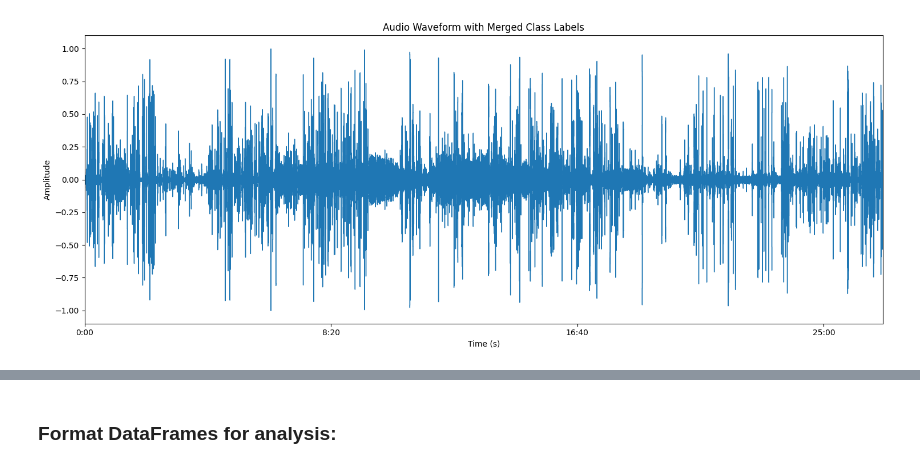
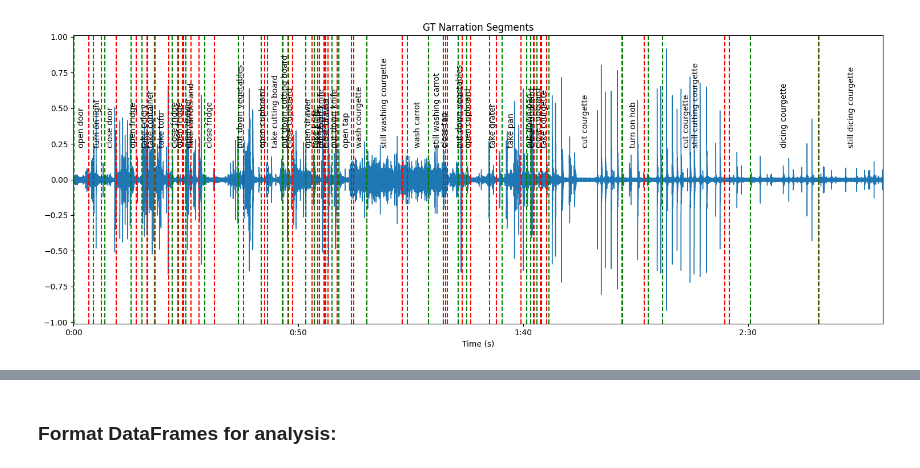
Before and after one commit to arjunrs1/epic-sounds-annotations, a Jupyter notebook: src/scripts/single_video_audio_visualization.ipynb, the cells around one changed output, grey strips where cells are left out. Saved outputs shown, nothing was run; the diff lists cells and outputs as text; code cells hidden in the pictures.

Commit message:
implemented audio-narration grounding and frame-narration grounding

```diff
--- a/src/scripts/single_video_audio_visualization.ipynb
+++ b/src/scripts/single_video_audio_visualization.ipynb
@@ -66,0 +93,10 @@ with open('/vision/asomaya1/epic-sounds-annotations/annotation_mapping.pkl', 'rb
+# %%
+audio_annotations = pd.concat([audio_annotations_train, audio_annotations_val], axis=0)
+# %%
+audio_annotations_gt = audio_annotations[audio_annotations.video_id==video_id]
+# %%
+audio_annotations_gt = audio_annotations_gt[['start_timestamp', 'stop_timestamp', 'description', 'class', 'class_id']].copy()
+audio_annotations_gt['start_seconds'] = pd.to_datetime(audio_annotations_gt['start_timestamp'], format='%H:%M:%S.%f').dt.time
+audio_annotations_gt['stop_seconds'] = pd.to_datetime(audio_annotations_gt['stop_timestamp'], format='%H:%M:%S.%f').dt.time
+audio_annotations_gt['start_seconds'] = audio_annotations_gt['start_seconds'].apply(lambda x: x.hour * 3600 + x.minute * 60 + x.second + x.microsecond / 1e6)
+audio_annotations_gt['stop_seconds'] = audio_annotations_gt['stop_seconds'].apply(lambda x: x.hour * 3600 + x.minute * 60 + x.second + x.microsecond / 1e6)
@@ -67,46 +285,34 @@ with open('/vision/asomaya1/epic-sounds-annotations/annotation_mapping.pkl', 'rb
+# %%
+#Load in narrations and ground truth bounds
+narrations_df = pd.read_csv('~/epic-kitchens-100-annotations/EPIC_100_train.csv')
+narrations_df = narrations_df[(narrations_df['participant_id'] == participant_id) & (narrations_df['video_id'] == video_id)]
+narrations = narrations_df[['start_timestamp', 'stop_timestamp', 'narration']].copy()
+narrations['start_seconds'] = pd.to_datetime(narrations['start_timestamp'], format='%H:%M:%S.%f').dt.time
+narrations['stop_seconds'] = pd.to_datetime(narrations['stop_timestamp'], format='%H:%M:%S.%f').dt.time
+narrations['start_seconds'] = narrations['start_seconds'].apply(lambda x: x.hour * 3600 + x.minute * 60 + x.second + x.microsecond / 1e6)
+narrations['stop_seconds'] = narrations['stop_seconds'].apply(lambda x: x.hour * 3600 + x.minute * 60 + x.second + x.microsecond / 1e6)
 # %%
-# Identify contiguous segments and calculate their intervals
-unique_predictions = []
-start_times = []
-end_times = []
-
-current_pred = predictions[0]
-start_time = 0
-
-for i, pred in enumerate(predictions[1:], start=1):
-    if pred != current_pred:
-        unique_predictions.append(current_pred)
-        start_times.append(start_time * 0.5)
-        end_times.append((i - 1) * 0.5 + 3)  # Adding window duration to last index
-        current_pred = pred
-        start_time = i
-
-# Adding the last segment
-unique_predictions.append(current_pred)
-start_times.append(start_time * 0.5)
-end_times.append((len(predictions) - 1) * 0.5 + 3)
-
-# Plotting
+# Visualize ground truth narration + bounds
 plt.figure(figsize=(15, 6))
 librosa.display.waveshow(audio, sr=sr)
-plt.title('Audio Waveform with Merged Class Labels')
+plt.title('GT Narration Segments')
 
-""" # Annotate merged class predictions
-for pred, start, end in zip(unique_predictions, start_times, end_times):
-    mid_point = (start + end) / 2
-    plt.annotate(class_mapping[pred][0],
+for _, row in narrations.iterrows():
+    mid_point = (row['start_seconds'] + row['stop_seconds']) / 2
+    plt.annotate(row['narration'],
                  (mid_point, 0),
                  textcoords="offset points",
-                 xytext=(0, 10),
+                 xytext=(0, 40),  # Position text below the waveform
                  ha='center',
-                 rotation=90)
-    plt.axvline(x=start, color='red', linestyle='--')  # Start of the segment
-    plt.axvline(x=end, color='green', linestyle='--')  # End of the segment """
+                 va='bottom',
+                 rotation=90)  # Vertical text for clarity
+    plt.axvline(x=row['start_seconds'], color='green', linestyle='--')  # Start of the segment
+    plt.axvline(x=row['stop_seconds'], color='red', linestyle='--')  # End of the segment
 
+# Finalize plot
 plt.xlabel('Time (s)')
-plt.ylabel('Amplitude')
-plt.xlim([0, N])  # Limiting x-axis to three minutes
+plt.xlim([0, N])  # Limiting x-axis to N seconds
 plt.tight_layout()
 plt.show()
 # %% [output]
-[figure, old version]
+[figure, new version]
```
Also changed, not shown: parts of 36 cells of this notebook, 8 other files.
